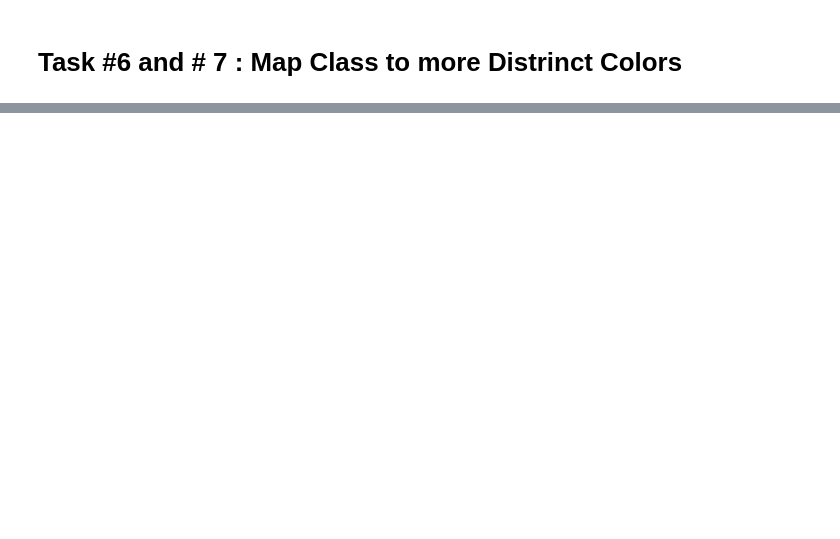
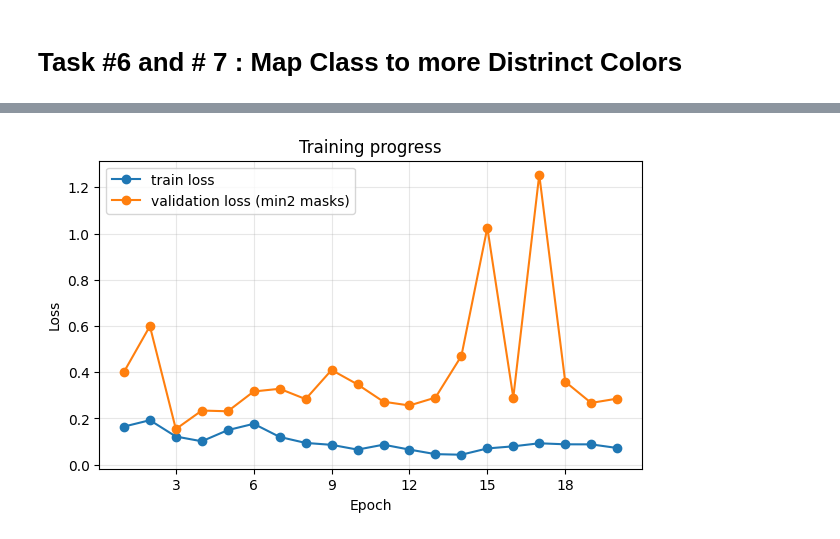
Before and after one commit to smantsai/mlsn-group-5, a Jupyter notebook: MLSN_Group_5.ipynb, the cells around one changed output, grey strips where cells are left out. Cells and saved outputs as stored; diff of their text form; code cells hidden in the pictures; blank space fills up the shorter version.

```diff
--- a/MLSN_Group_5.ipynb
+++ b/MLSN_Group_5.ipynb
@@ -467,0 +495,17 @@ Loaded metadata successfully. Total active samples: 601
+# %%
+# Cell 3: Model, loss, optimizer
+model = smp.DeepLabV3(
+    encoder_name="resnet50",
+    encoder_weights="imagenet",
+    in_channels=3,
+    classes=NUM_CLASSES,
+    activation="softmax2d",    # softmax over the class dimension: the model outputs probabilities
+).to(device)
+
+# The model already outputs probabilities, so categorical cross-entropy is the negative
+# log of the probability of the true class (NLLLoss on log-probabilities).
+nll = nn.NLLLoss(ignore_index=IGNORE)
+def cce(probs, target):
+    return nll(torch.log(probs + 1e-7), target)
+
+optimizer = torch.optim.Adam(model.parameters(), lr=LR)
@@ -467,0 +516,60 @@ Loaded metadata successfully. Total active samples: 601
+# %%
+# Cell 4: Train, with a loss graph that updates after every epoch
+import matplotlib.pyplot as plt
+train_losses, val_losses, log = [], [], []
+
+def plot_progress():
+    clear_output(wait=True)
+    epochs = range(1, len(train_losses) + 1)
+    plt.figure(figsize=(7, 4))
+    plt.plot(epochs, train_losses, marker="o", label="train loss")
+    plt.plot(epochs, val_losses, marker="o", label="validation loss (min2 masks)")
+    plt.xlabel("Epoch")
+    plt.ylabel("Loss")
+    plt.title("Training progress")
+    plt.gca().xaxis.set_major_locator(MaxNLocator(integer=True))
+    plt.grid(alpha=0.3)
+    plt.legend()
+    plt.savefig("loss_curve.png", dpi=150, bbox_inches="tight")
+    plt.show()
+    print("\n".join(log))
+
+for epoch in range(1, EPOCHS + 1):
+    # train
+    model.train()
+    total, n = 0.0, 0
+    for x, y in train_dl:
+        x, y = x.to(device), y.to(device)
+        optimizer.zero_grad()
+        loss = cce(model(x), y)
+        loss.backward()
+        optimizer.step()
+        total += loss.item() * x.size(0)
+        n += x.size(0)
+    train_losses.append(total / n)
+
+    # validate on the min2 masks
+    model.eval()
+    total, n = 0.0, 0
+    with torch.no_grad():
+        for x, y in val_dl:
+            x, y = x.to(device), y.to(device)
+            loss = cce(model(x), y).item()
+            if np.isfinite(loss):          # a batch with no labeled pixels gives NaN; skip it
+                total += loss * x.size(0)
+                n += x.size(0)
+    val_losses.append(total / max(n, 1))
+
+    log.append(f"epoch {epoch:02d} | train loss {train_losses[-1]:.4f} | val loss {val_losses[-1]:.4f}")
+    plot_progress()
+
+CKPT = "deeplabv3_smp.pt"
+torch.save(model.state_dict(), CKPT)
+print("saved model locally to", CKPT)
+
+# Create a new custom folder on Google Drive and copy the checkpoint
+!mkdir -p /content/drive/MyDrive/MarsSegmentation/
+!cp deeplabv3_smp.pt /content/drive/MyDrive/MarsSegmentation/
+print("Copied model checkpoint successfully to Google Drive under '/MarsSegmentation/' folder!")
+# %% [output]
+[figure, added]
```
Also changed, not shown: parts of 25 cells of this notebook.
